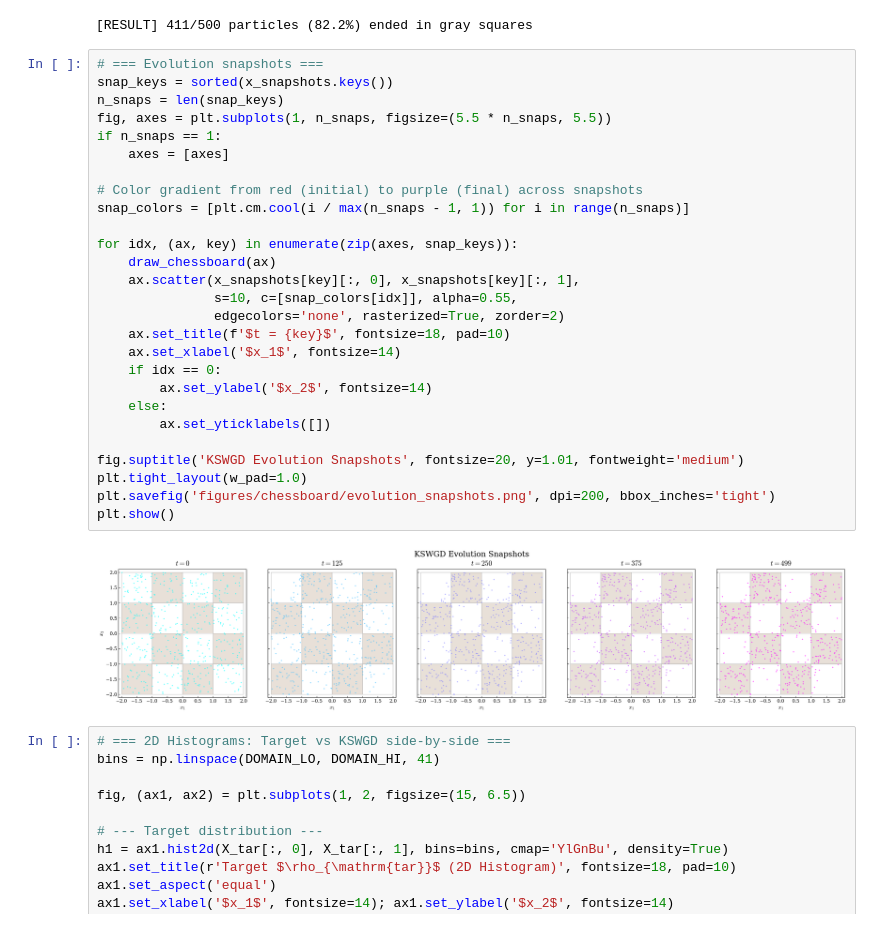
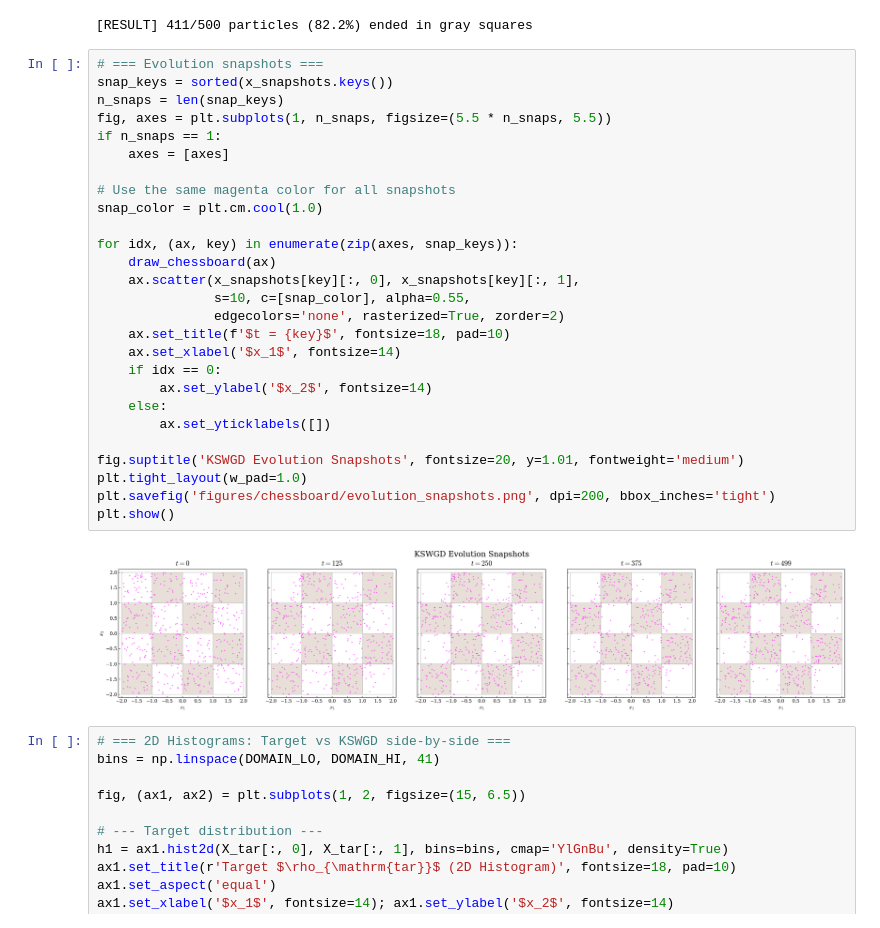
Before and after one commit to TalkingDoll/kswgd, a Jupyter notebook: test_0_chessboard_kswgd.ipynb, the cells around one changed output. Saved outputs shown, nothing was run; the diff lists cells and outputs as text.

```diff
--- a/test_0_chessboard_kswgd.ipynb
+++ b/test_0_chessboard_kswgd.ipynb
@@ -398,32 +398,32 @@ print(f"\n[RESULT] {np.sum(final_in_gray)}/{m_particles} particles ({pct:.1f}%)
 # %%
 # === Evolution snapshots ===
 snap_keys = sorted(x_snapshots.keys())
 n_snaps = len(snap_keys)
 fig, axes = plt.subplots(1, n_snaps, figsize=(5.5 * n_snaps, 5.5))
 if n_snaps == 1:
     axes = [axes]
 
-# Color gradient from red (initial) to purple (final) across snapshots
-snap_colors = [plt.cm.cool(i / max(n_snaps - 1, 1)) for i in range(n_snaps)]
+# Use the same magenta color for all snapshots
+snap_color = plt.cm.cool(1.0)
 
 for idx, (ax, key) in enumerate(zip(axes, snap_keys)):
     draw_chessboard(ax)
     ax.scatter(x_snapshots[key][:, 0], x_snapshots[key][:, 1],
-               s=10, c=[snap_colors[idx]], alpha=0.55,
+               s=10, c=[snap_color], alpha=0.55,
                edgecolors='none', rasterized=True, zorder=2)
     ax.set_title(f'$t = {key}$', fontsize=18, pad=10)
     ax.set_xlabel('$x_1$', fontsize=14)
     if idx == 0:
         ax.set_ylabel('$x_2$', fontsize=14)
     else:
         ax.set_yticklabels([])
 
 fig.suptitle('KSWGD Evolution Snapshots', fontsize=20, y=1.01, fontweight='medium')
 plt.tight_layout(w_pad=1.0)
 plt.savefig('figures/chessboard/evolution_snapshots.png', dpi=200, bbox_inches='tight')
 plt.show()
 # %% [output]
-[figure, old version]
+[figure, new version]
 # %%
 # === 2D Histograms: Target vs KSWGD side-by-side ===
 bins = np.linspace(DOMAIN_LO, DOMAIN_HI, 41)
```
Also changed, not shown: 1 other file.
